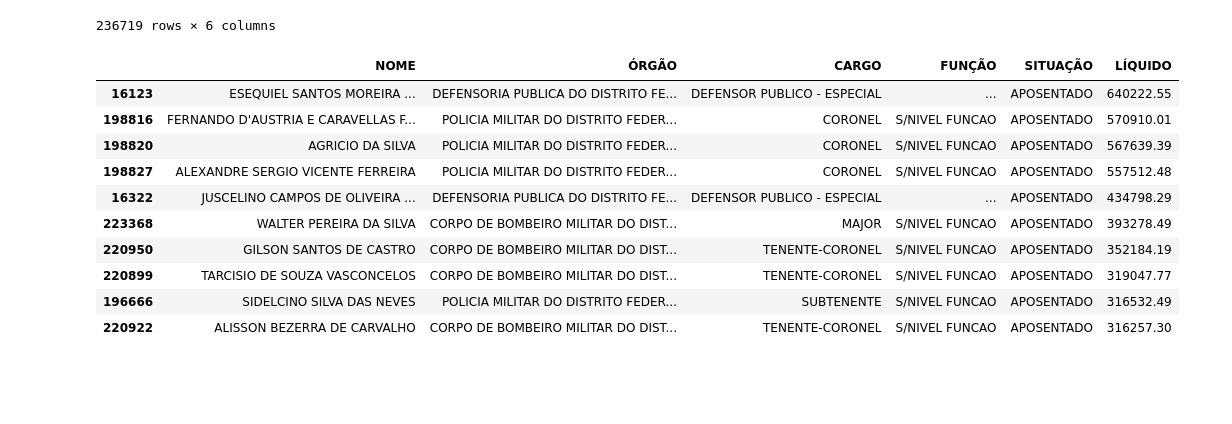
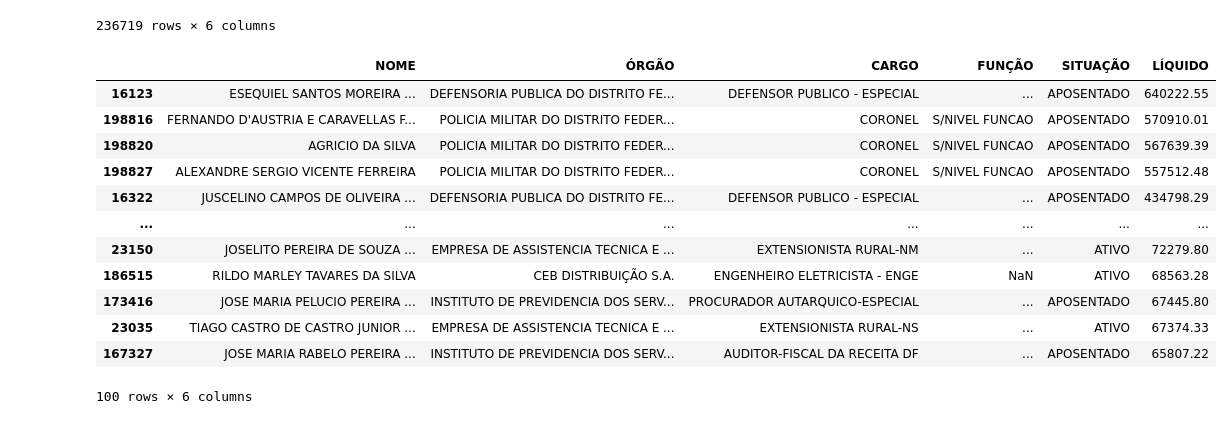
Before and after one commit to richardnixonafj/transparencia-gdf, a Jupyter notebook: IESB- Aula 06 - Plotly Express e Transparencia GDF.ipynb, the cells around one changed output. Drawn from its saved outputs; the diff is of its cells as text; code cells hidden in the pictures; blank space fills up the shorter version.

```diff
--- a/IESB- Aula 06 - Plotly Express e Transparencia GDF.ipynb
+++ b/IESB- Aula 06 - Plotly Express e Transparencia GDF.ipynb
@@ -78,18 +76,20 @@ df
 | 236718 | LIDIANE DE MATOS PIRES | CENTRAIS DE ABASTECIMENTO DO DIST... | NaN | DIRETORA | REQUISITADO | 9090.58 |
 236719 rows × 6 columns
 # %%
-TOP5_SALARIOS = df.sort_values(by='LÍQUIDO', ascending=False).head(10)
-TOP5_SALARIOS
+TOP100_SALARIOS = df.sort_values(by='LÍQUIDO', ascending=False).head(100)
+TOP100_SALARIOS
 # %% [output]
 |  | NOME | ÓRGÃO | CARGO | FUNÇÃO | SITUAÇÃO | LÍQUIDO |
 | 16123 | ESEQUIEL SANTOS MOREIRA ... | DEFENSORIA PUBLICA DO DISTRITO FE... | DEFENSOR PUBLICO - ESPECIAL | ... | APOSENTADO | 640222.55 |
 | 198816 | FERNANDO D'AUSTRIA E CARAVELLAS F... | POLICIA MILITAR DO DISTRITO FEDER... | CORONEL | S/NIVEL FUNCAO | APOSENTADO | 570910.01 |
 | 198820 | AGRICIO DA SILVA | POLICIA MILITAR DO DISTRITO FEDER... | CORONEL | S/NIVEL FUNCAO | APOSENTADO | 567639.39 |
 | 198827 | ALEXANDRE SERGIO VICENTE FERREIRA | POLICIA MILITAR DO DISTRITO FEDER... | CORONEL | S/NIVEL FUNCAO | APOSENTADO | 557512.48 |
 | 16322 | JUSCELINO CAMPOS DE OLIVEIRA ... | DEFENSORIA PUBLICA DO DISTRITO FE... | DEFENSOR PUBLICO - ESPECIAL | ... | APOSENTADO | 434798.29 |
-| 223368 | WALTER PEREIRA DA SILVA | CORPO DE BOMBEIRO MILITAR DO DIST... | MAJOR | S/NIVEL FUNCAO | APOSENTADO | 393278.49 |
-| 220950 | GILSON SANTOS DE CASTRO | CORPO DE BOMBEIRO MILITAR DO DIST... | TENENTE-CORONEL | S/NIVEL FUNCAO | APOSENTADO | 352184.19 |
-| 220899 | TARCISIO DE SOUZA VASCONCELOS | CORPO DE BOMBEIRO MILITAR DO DIST... | TENENTE-CORONEL | S/NIVEL FUNCAO | APOSENTADO | 319047.77 |
-| 196666 | SIDELCINO SILVA DAS NEVES | POLICIA MILITAR DO DISTRITO FEDER... | SUBTENENTE | S/NIVEL FUNCAO | APOSENTADO | 316532.49 |
-| 220922 | ALISSON BEZERRA DE CARVALHO | CORPO DE BOMBEIRO MILITAR DO DIST... | TENENTE-CORONEL | S/NIVEL FUNCAO | APOSENTADO | 316257.30 |
+| ... | ... | ... | ... | ... | ... | ... |
+| 23150 | JOSELITO PEREIRA DE SOUZA ... | EMPRESA DE ASSISTENCIA TECNICA E ... | EXTENSIONISTA RURAL-NM | ... | ATIVO | 72279.80 |
+| 186515 | RILDO MARLEY TAVARES DA SILVA | CEB DISTRIBUIÇÃO S.A. | ENGENHEIRO ELETRICISTA - ENGE | NaN | ATIVO | 68563.28 |
+| 173416 | JOSE MARIA PELUCIO PEREIRA ... | INSTITUTO DE PREVIDENCIA DOS SERV... | PROCURADOR AUTARQUICO-ESPECIAL | ... | APOSENTADO | 67445.80 |
+| 23035 | TIAGO CASTRO DE CASTRO JUNIOR ... | EMPRESA DE ASSISTENCIA TECNICA E ... | EXTENSIONISTA RURAL-NS | ... | ATIVO | 67374.33 |
+| 167327 | JOSE MARIA RABELO PEREIRA ... | INSTITUTO DE PREVIDENCIA DOS SERV... | AUDITOR-FISCAL DA RECEITA DF | ... | APOSENTADO | 65807.22 |
+100 rows × 6 columns
 # %%
```
Also changed, not shown: parts of 8 cells of this notebook.
